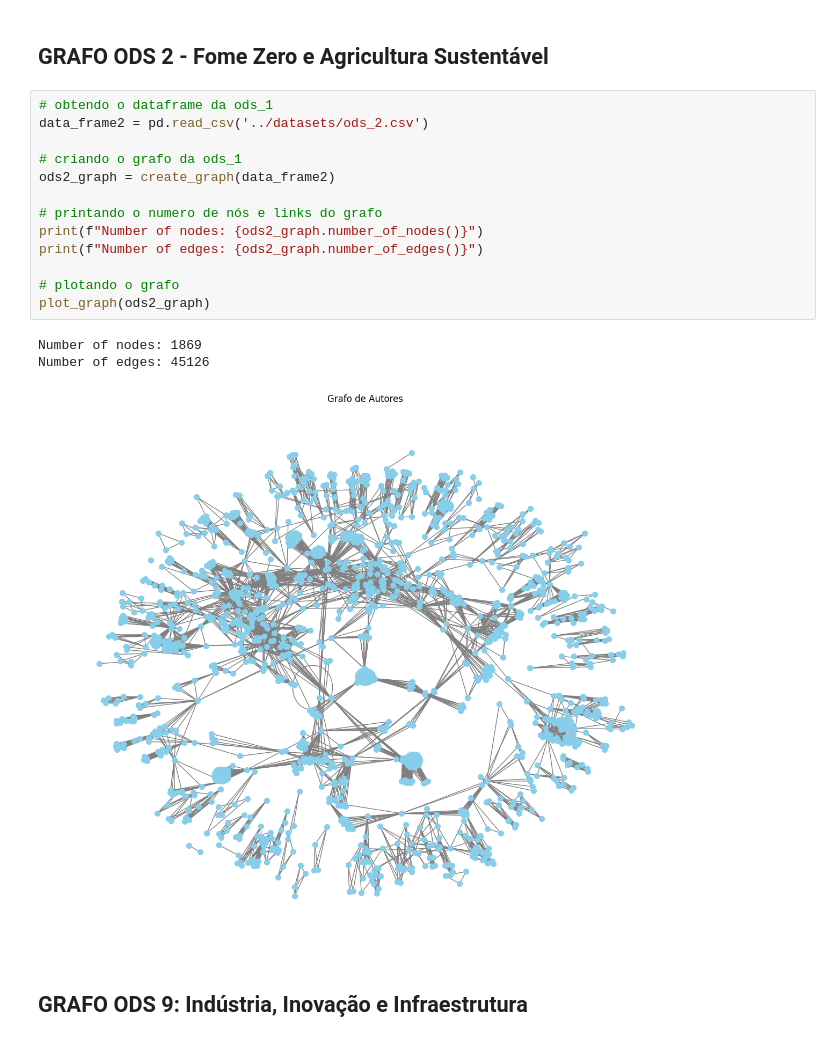
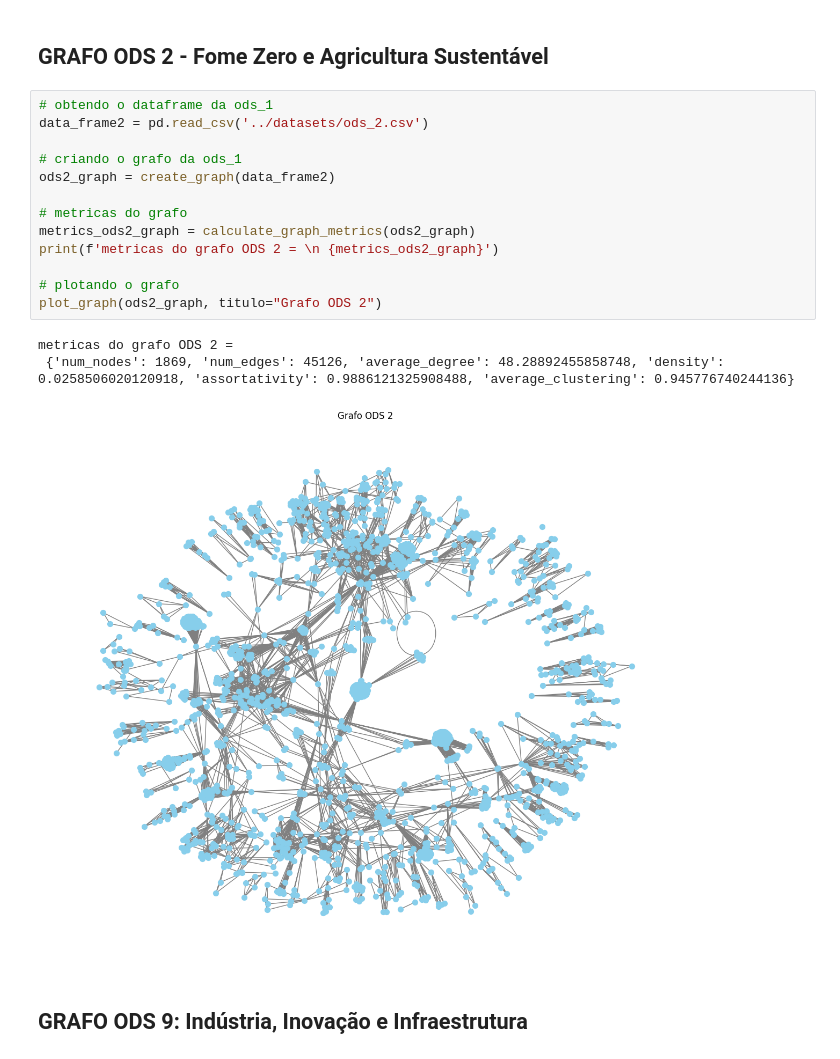
Before and after one commit to CarlosG18/aedii_dca0209, a Jupyter notebook: unidade2/U2T1/requisito_02/assortatividade.ipynb, the cells around one changed output. Drawn from its saved outputs; the diff is of its cells as text.

```diff
--- a/unidade2/U2T1/requisito_02/assortatividade.ipynb
+++ b/unidade2/U2T1/requisito_02/assortatividade.ipynb
@@ -101,20 +157,20 @@ Number of edges: 1622
 # %%
 # obtendo o dataframe da ods_1
 data_frame2 = pd.read_csv('../datasets/ods_2.csv')
 
 # criando o grafo da ods_1
 ods2_graph = create_graph(data_frame2)
 
-# printando o numero de nós e links do grafo
-print(f"Number of nodes: {ods2_graph.number_of_nodes()}")
-print(f"Number of edges: {ods2_graph.number_of_edges()}")
+# metricas do grafo
+metrics_ods2_graph = calculate_graph_metrics(ods2_graph)
+print(f'metricas do grafo ODS 2 = \n {metrics_ods2_graph}')
 
 # plotando o grafo
-plot_graph(ods2_graph)
+plot_graph(ods2_graph, titulo="Grafo ODS 2")
 # %% [output]
-Number of nodes: 1869
-Number of edges: 45126
+metricas do grafo ODS 2 =
+ {'num_nodes': 1869, 'num_edges': 45126, 'average_degree': 48.28892455858748, 'density': 0.0258506020120918, 'assortativity': 0.9886121325908488, 'average_clustering': 0.945776740244136}
-[figure, old version]
+[figure, new version]
 # %% [markdown]
 ## GRAFO ODS 9: Indústria, Inovação e Infraestrutura
 # %%
```
Also changed, not shown: parts of 11 cells of this notebook, 3 other files.
